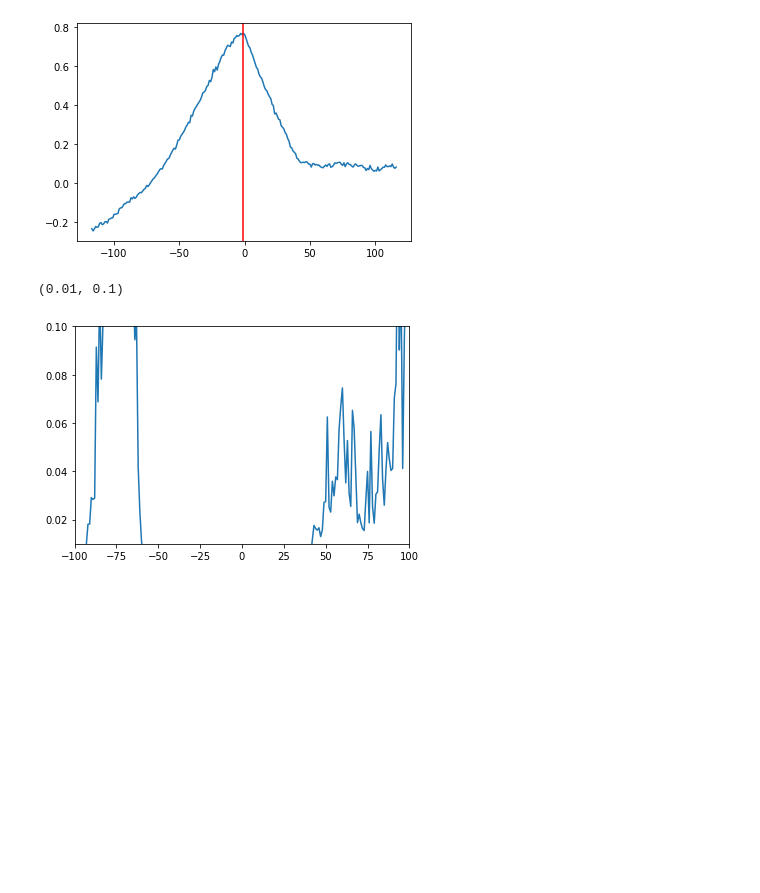
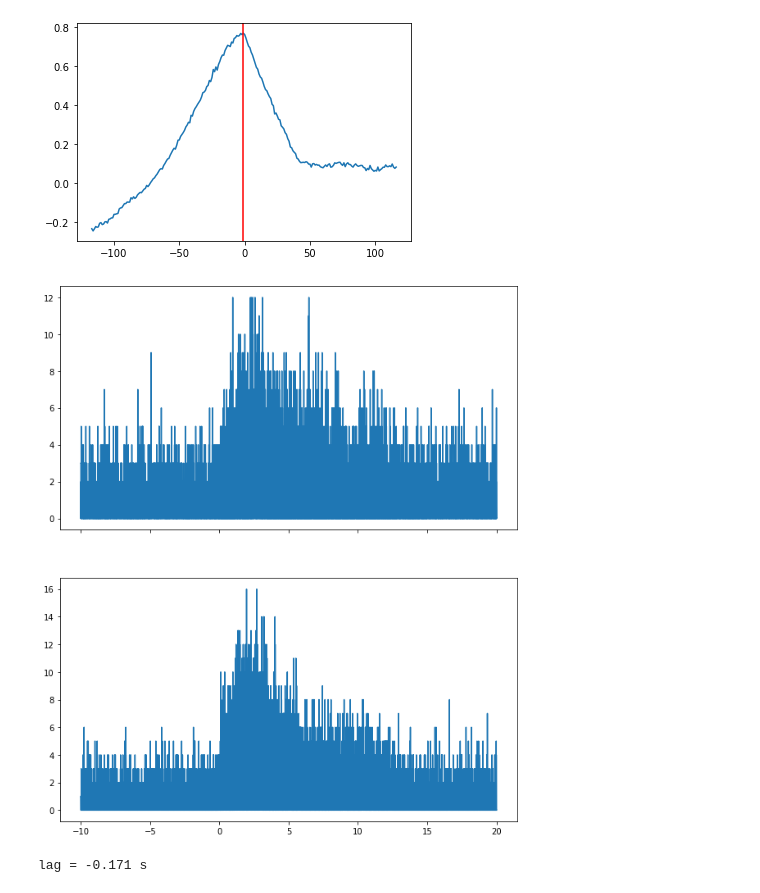
Before and after one commit to Lang-Shao/graduate_cource, a Jupyter notebook: Using_Python/Python_Codes/Statistics/ccf_shao.ipynb, the cells around one changed output. Saved outputs shown, nothing was run; the diff lists cells and outputs as text; code cells hidden in the pictures; blank space fills up the shorter version.

Commit message:
bootstrap ccf

```diff
--- a/Using_Python/Python_Codes/Statistics/ccf_shao.ipynb
+++ b/Using_Python/Python_Codes/Statistics/ccf_shao.ipynb
@@ -94,10 +97,68 @@ plt.axvline(x_max,color='r')
 # %% [output]
 <matplotlib.lines.Line2D at 0x...>
 [figure]
-# %%
-plt.plot(x,p)
-plt.xlim(-100,100)
-plt.ylim(0.01,0.1)
-# %% [output]
-(0.01, 0.1)
-[figure, removed]
+# %%
+from glob import glob
+import numpy as np
+import matplotlib.pyplot as plt
+from scipy import stats
+from astropy.io import fits
+from sklearn.utils import resample
+from astropy.stats import bootstrap
+
+bn = '150314205'
+det = 'n9'
+binwidth = 0.001
+viewt1 = -10
+viewt2 = 20
+
+
+databasedir = '/home/lang/Work/myccf/data/'
+year = '20'+bn[0:2]
+datadir = databasedir+'/'+year+'/bn'+bn
+ttefile = glob(datadir+'/'+'glg_tte_'+det+'_bn'+bn+'_v*.fit')
+assert len(ttefile) == 1
+hdu = fits.open(ttefile[0])
+trigtime = hdu['Primary'].header['TRIGTIME']
+data = hdu['EVENTS'].data
+time = data.field(0)-trigtime
+ch = data.field(1)
+
+time1 =  time[(ch >= 20) & (ch <= 40)]
+time2 =  time[(ch >= 40) & (ch <= 80)]
+tbins = np.arange(viewt1,viewt2+binwidth,binwidth)
+counts1, _ = np.histogram(bootstrap(time1,1)[0],bins=tbins)
+#counts2, _ = np.histogram(time2,bins=tbins)
+counts2, _ = np.histogram(bootstrap(time2,1)[0],bins=tbins)
+#train = resample(counts1, n_samples=round(len(counts)/2))
+#test = np.array([x for x in values if x.tolist() not in train.tolist()])
+counts_forplot1 = np.concatenate(([counts1[0]],counts1))
+counts_forplot2 = np.concatenate(([counts2[0]],counts2))
+
+fig, axes = plt.subplots(2,1,figsize=(10, 12),sharex=True,sharey=False)
+axes[0].plot(tbins,counts_forplot1,drawstyle='steps')
+axes[1].plot(tbins,counts_forplot2,drawstyle='steps')
+#plt.savefig('./lc.png')
+plt.show()
+plt.close()
+# %% [output]
+[figure, added]
+# %%
+def plot_ccf(counts1, counts2):
+    assert len(counts1) == len(counts2)
+    N_halfwindow = round(len(counts1)*0.25)
+    i_Center =  round(len(counts1)*0.5)
+    ccf = np.array([
+        [j,*stats.kendalltau(counts1[i_Center-N_halfwindow:i_Center+N_halfwindow],
+                         counts2[i_Center-N_halfwindow+j:i_Center+N_halfwindow+j])]
+                                     for j in np.arange(-N_halfwindow,N_halfwindow)
+    ])
+    return ccf
+z = plot_ccf(counts1, counts2)
+x = z[:,0]
+y = z[:,1]
+p = z[:,2]
+x_max = x[np.argmax(y)]
+print('lag =',x_max*binwidth,'s')
+# %% [output]
+lag = -0.171 s
```
Also changed, not shown: parts of 3 cells of this notebook, 2 other files.
